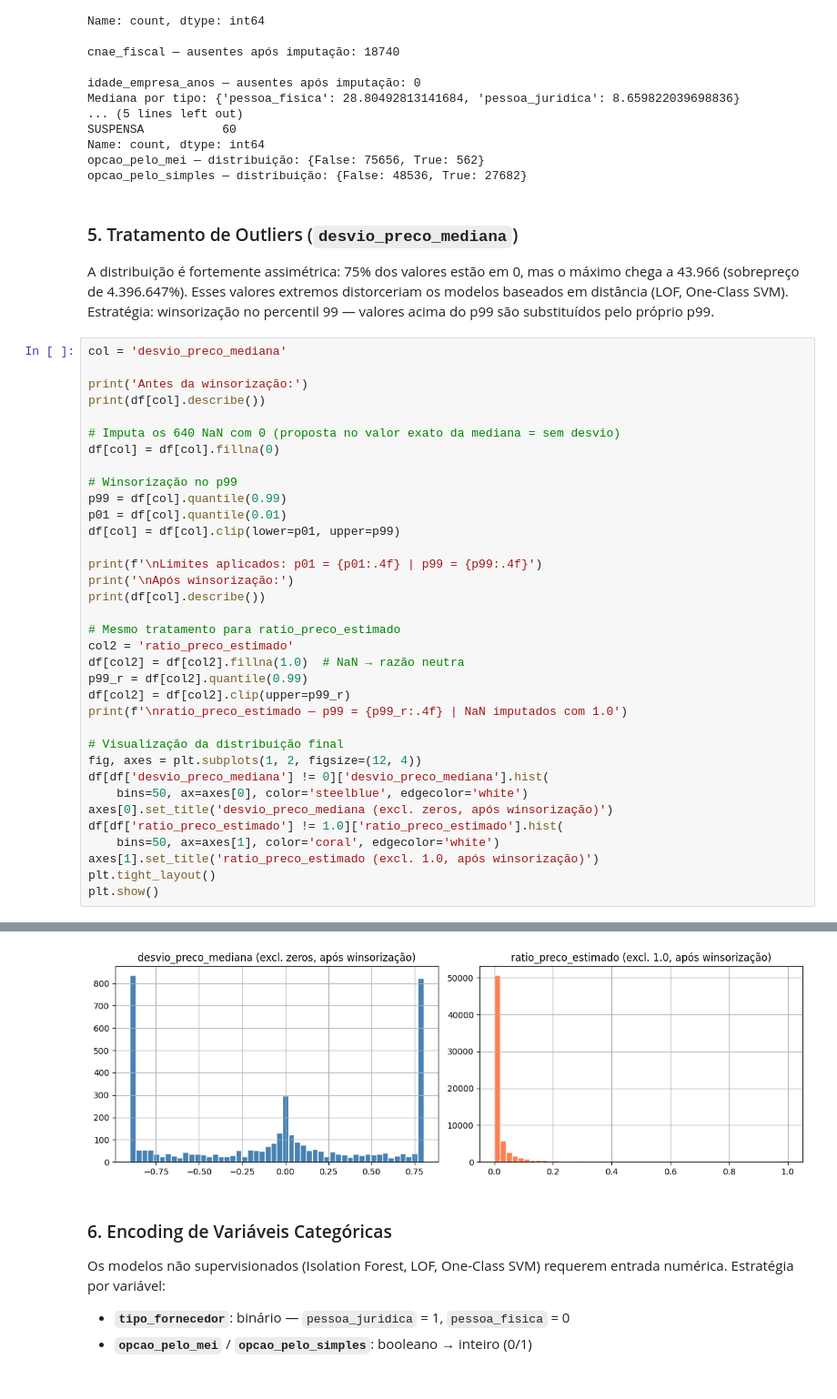
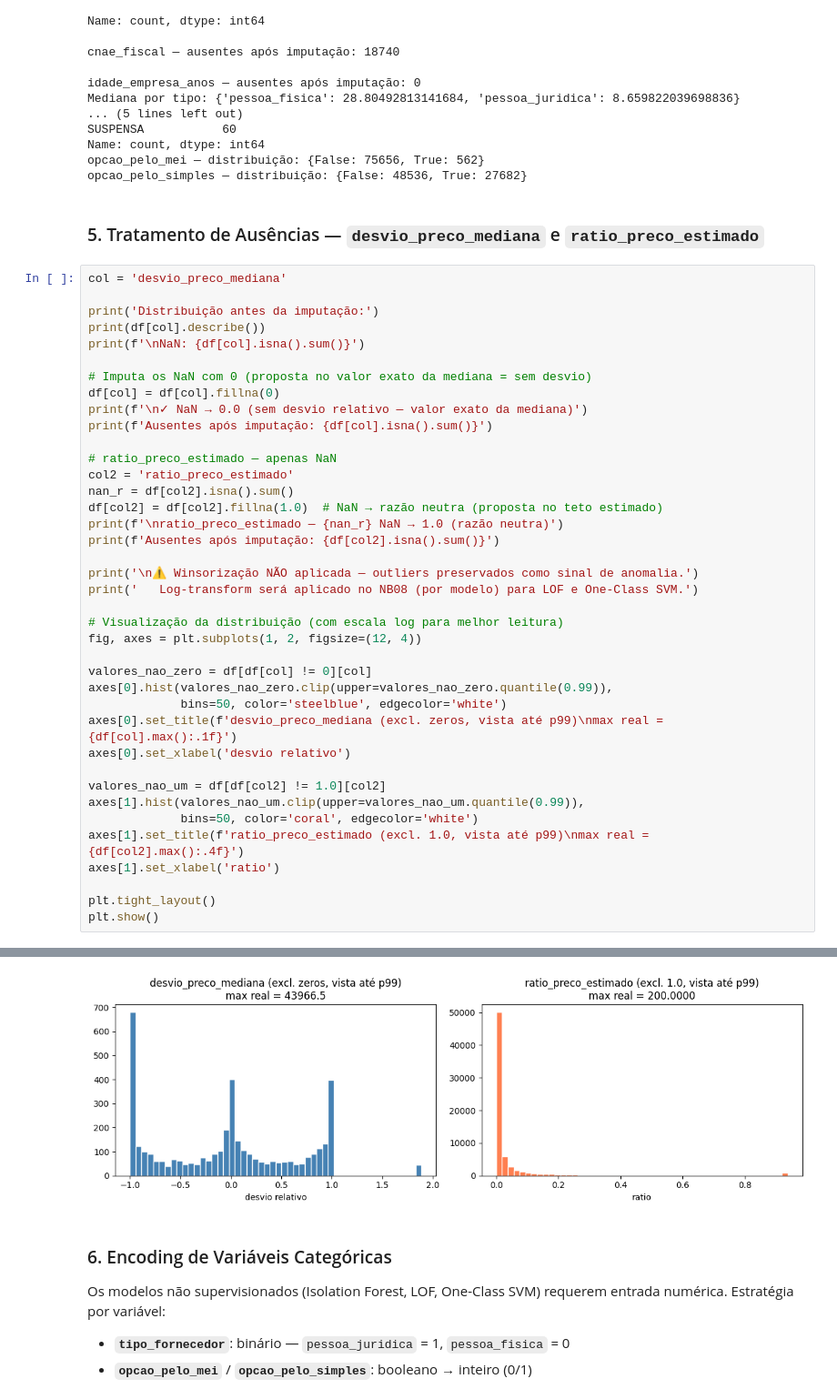
Before and after one commit to leticiagomesilva/Deteccao-Propostas-Anomalas-Licitacoes, a Jupyter notebook: notebooks/06_limpeza_dataset.ipynb, the cells around one changed output, grey strips where cells are left out. Shown at 91% size. Cells and saved outputs as stored; diff of their text form.

```diff
--- a/notebooks/06_limpeza_dataset.ipynb
+++ b/notebooks/06_limpeza_dataset.ipynb
@@ -171,45 +171,44 @@ Name: count, dtype: int64
 opcao_pelo_mei — distribuição: {False: 75656, True: 562}
 opcao_pelo_simples — distribuição: {False: 48536, True: 27682}
 # %% [markdown]
-### 5. Tratamento de Outliers (`desvio_preco_mediana`)
-
-A distribuição é fortemente assimétrica: 75% dos valores estão em 0, mas o máximo chega a
-43.966 (sobrepreço de 4.396.647%). Esses valores extremos distorceriam os modelos baseados
-em distância (LOF, One-Class SVM). Estratégia: winsorização no percentil 99 — valores acima
-do p99 são substituídos pelo próprio p99.
+### 5. Tratamento de Ausências — `desvio_preco_mediana` e `ratio_preco_estimado`
 # %%
 col = 'desvio_preco_mediana'
 
-print('Antes da winsorização:')
+print('Distribuição antes da imputação:')
 print(df[col].describe())
+print(f'\nNaN: {df[col].isna().sum()}')
 
-# Imputa os 640 NaN com 0 (proposta no valor exato da mediana = sem desvio)
+# Imputa os NaN com 0 (proposta no valor exato da mediana = sem desvio)
 df[col] = df[col].fillna(0)
+print(f'\n✓ NaN → 0.0 (sem desvio relativo — valor exato da mediana)')
+print(f'Ausentes após imputação: {df[col].isna().sum()}')
 
-# Winsorização no p99
-p99 = df[col].quantile(0.99)
-p01 = df[col].quantile(0.01)
-df[col] = df[col].clip(lower=p01, upper=p99)
+# ratio_preco_estimado — apenas NaN
+col2 = 'ratio_preco_estimado'
+nan_r = df[col2].isna().sum()
+df[col2] = df[col2].fillna(1.0)  # NaN → razão neutra (proposta no teto estimado)
+print(f'\nratio_preco_estimado — {nan_r} NaN → 1.0 (razão neutra)')
+print(f'Ausentes após imputação: {df[col2].isna().sum()}')
 
-print(f'\nLimites aplicados: p01 = {p01:.4f} | p99 = {p99:.4f}')
-print('\nApós winsorização:')
-print(df[col].describe())
+print('\n⚠ Winsorização NÃO aplicada — outliers preservados como sinal de anomalia.')
+print('   Log-transform será aplicado no NB08 (por modelo) para LOF e One-Class SVM.')
 
-# Mesmo tratamento para ratio_preco_estimado
-col2 = 'ratio_preco_estimado'
-df[col2] = df[col2].fillna(1.0)  # NaN → razão neutra
-p99_r = df[col2].quantile(0.99)
-df[col2] = df[col2].clip(upper=p99_r)
-print(f'\nratio_preco_estimado — p99 = {p99_r:.4f} | NaN imputados com 1.0')
+# Visualização da distribuição (com escala log para melhor leitura)
+fig, axes = plt.subplots(1, 2, figsize=(12, 4))
 
-# Visualização da distribuição final
-fig, axes = plt.subplots(1, 2, figsize=(12, 4))
-df[df['desvio_preco_mediana'] != 0]['desvio_preco_mediana'].hist(
-    bins=50, ax=axes[0], color='steelblue', edgecolor='white')
-axes[0].set_title('desvio_preco_mediana (excl. zeros, após winsorização)')
-df[df['ratio_preco_estimado'] != 1.0]['ratio_preco_estimado'].hist(
-    bins=50, ax=axes[1], color='coral', edgecolor='white')
-axes[1].set_title('ratio_preco_estimado (excl. 1.0, após winsorização)')
+valores_nao_zero = df[df[col] != 0][col]
+axes[0].hist(valores_nao_zero.clip(upper=valores_nao_zero.quantile(0.99)),
+             bins=50, color='steelblue', edgecolor='white')
+axes[0].set_title(f'desvio_preco_mediana (excl. zeros, vista até p99)\nmax real = {df[col].max():.1f}')
+axes[0].set_xlabel('desvio relativo')
+
+valores_nao_um = df[df[col2] != 1.0][col2]
+axes[1].hist(valores_nao_um.clip(upper=valores_nao_um.quantile(0.99)),
+             bins=50, color='coral', edgecolor='white')
+axes[1].set_title(f'ratio_preco_estimado (excl. 1.0, vista até p99)\nmax real = {df[col2].max():.4f}')
+axes[1].set_xlabel('ratio')
+
 plt.tight_layout()
 plt.show()
 # %% [output]
@@ -233,4 +232,4 @@ ratio_preco_estimado — p99 = 1.0000 | NaN imputados com 1.0
-[figure, old version]
+[figure, new version]
 # %% [markdown]
 ### 6. Encoding de Variáveis Categóricas
 
```
Also changed, not shown: parts of 1 cell of this notebook, 1 other file.
